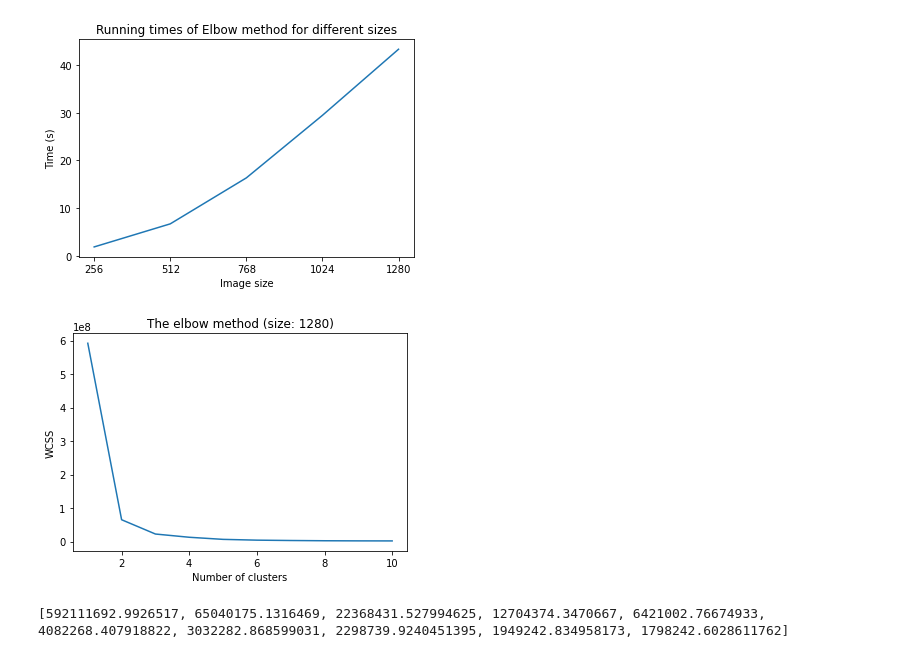
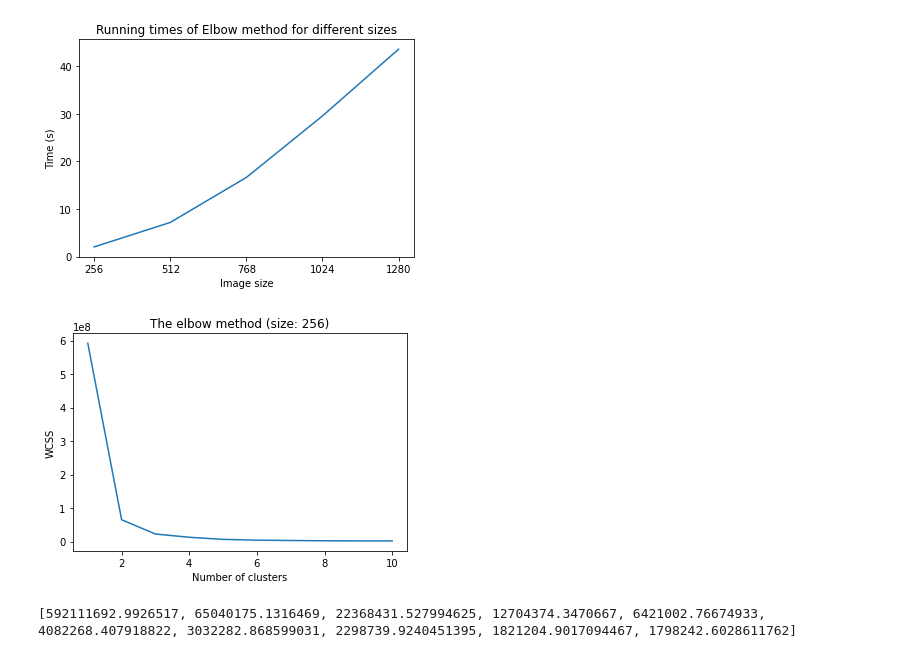
Before and after one commit to molnar75/diplomamunka, a Jupyter notebook: notebooks/06_elbow_method.ipynb, the cells around one changed output. Cells and saved outputs as stored; diff of their text form; code cells hidden in the pictures.

Commit message:
Updating the elbow method notebook

```diff
--- a/notebooks/06_elbow_method.ipynb
+++ b/notebooks/06_elbow_method.ipynb
@@ -13,18 +13,11 @@ times = []
 
 for size in size_values:
     resized_image = im.resize_image(image, size)
-    # reshape the image to a 2D array of pixels and 1 color values
-    pixel_values = resized_image.reshape((-1, 1))
-
-    # convert to float
-    pixel_values = np.float32(pixel_values)
     wcss = []   #within cluster sum of squares
 
     start = time.time()
     for k in range(1, 11):
-        # define stopping criteria
-        criteria = (cv2.TERM_CRITERIA_EPS + cv2.TERM_CRITERIA_MAX_ITER, 100, 0.2)
-        compactness, labels, (centers) = cv2.kmeans(pixel_values, k, None, criteria, 10, cv2.KMEANS_RANDOM_CENTERS)
+        compactness, _, _, _ = im.kmeans_segmentation(resized_image, k)
         wcss.append(compactness)
     end = time.time()
 
@@ -57,28 +50,22 @@ plt.show()
 [figure]
 [figure]
 # %%
+import commonmethods.image_modification as im
+
 resized_image = im.resize_image(image, 256)
-
-# reshape the image to a 2D array of pixels and 1 color values
-pixel_values = resized_image.reshape((-1, 1))
-
-# convert to float
-pixel_values = np.float32(pixel_values)
 wcss = []   #within cluster sum of squares
 
 for k in range(1, 11):
-    # define stopping criteria
-    criteria = (cv2.TERM_CRITERIA_EPS + cv2.TERM_CRITERIA_MAX_ITER, 100, 0.2)
-    compactness, labels, (centers) = cv2.kmeans(pixel_values, k, None, criteria, 10, cv2.KMEANS_RANDOM_CENTERS)
+    compactness, _, _, _ = im.kmeans_segmentation(resized_image, k)
     wcss.append(compactness)
 
 plt.plot(range(1, 11), wcss)
-plt.title('The elbow method (size: %i)' % size)
+plt.title('The elbow method (size: 256)')
 plt.xlabel('Number of clusters')
 plt.ylabel('WCSS') #within cluster sum of squares
 plt.show()
 
 print(wcss)
 # %% [output]
-[figure, old version]
+[figure, new version]
-[592111692.9926517, 65040175.1316469, 22368431.527994625, 12704374.3470667, 6421002.76674933, 4082268.407918822, 3032282.868599031, 2298739.9240451395, 1949242.834958173, 1798242.6028611762]
+[592111692.9926517, 65040175.1316469, 22368431.527994625, 12704374.3470667, 6421002.76674933, 4082268.407918822, 3032282.868599031, 2298739.9240451395, 1821204.9017094467, 1798242.6028611762]
```
Also changed, not shown: parts of 1 cell of this notebook.
